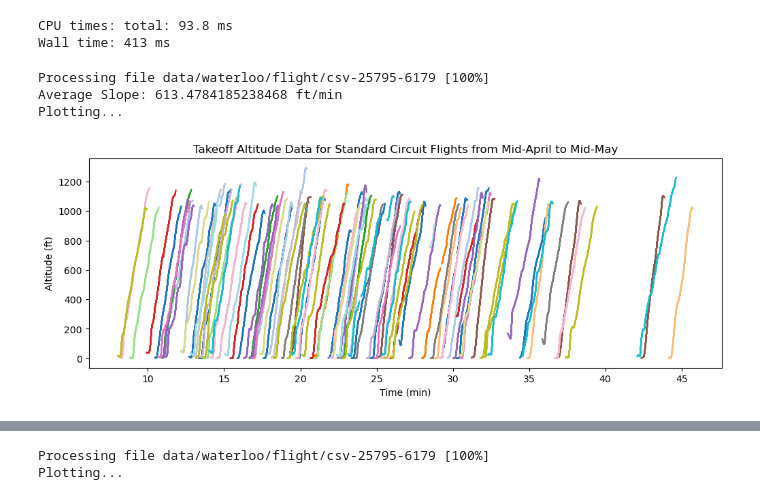
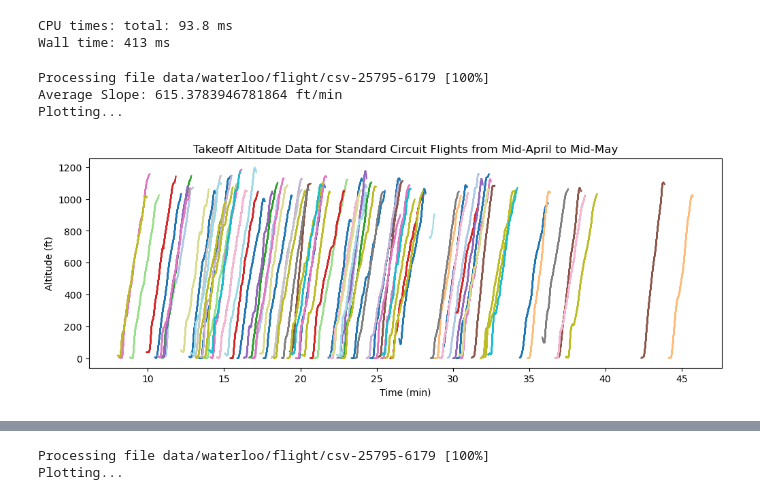
Before and after one commit to NathanL15/BatteryDataAnalysis, a Jupyter notebook: Waterloo-Takeoff-Climb.ipynb, the cells around one changed output, grey strips where cells are left out. Cells and saved outputs as stored; diff of their text form; code cells hidden in the pictures.

```diff
--- a/Waterloo-Takeoff-Climb.ipynb
+++ b/Waterloo-Takeoff-Climb.ipynb
@@ -93,7 +95,7 @@ plt.figure(figsize=(12, 4))
 
 for i, subfolder in enumerate(subfolders):
     print(f"\rProcessing file {subfolder} [{round((i+1) / total_subfolders * 100)}%]", end='', flush = True)
-    if df_power["alt"][i].max() < 1300:
+    if df_power["alt"][i].max() < 1200:
         # Calculates the slope of cells 100 cells away from each other
         alt_diff = df_power["alt"][i].diff(periods=cell_diff)
         time_diff = df_power["time"][i].diff(periods=cell_diff)
@@ -105,32 +107,32 @@ for i, subfolder in enumerate(subfolders):
         slope = slope.replace([np.inf, -np.inf], np.nan).dropna()
 
         # Store the slope values
         slopes.extend(slope[slope > 400].values)
 
         # Find the indices where slope is over 450
         high_slope_indices = slope[slope > 400].index
 
         if not high_slope_indices.empty:
             # Plots the data inbtwn data sufficient slope
             for idx in high_slope_indices:
                 start_idx = max(0, idx - cell_diff + 1)
                 end_idx = min(len(df_power["alt"][i]), idx + 1)
                 time_data = df_power["time"][i][start_idx:end_idx]
                 alt_data = df_power["alt"][i][start_idx:end_idx]
                 plt.plot(time_data, alt_data, color=colormap(i / total_subfolders))
 
 print('')
 
 average_slope = np.mean(slopes)
 print(f"Average Slope: {average_slope} ft/min")
 
 print("Plotting...")
 plt.xlabel('Time (min)')
 plt.ylabel('Altitude (ft)')
 plt.title('Takeoff Altitude Data for Standard Circuit Flights from Mid-April to Mid-May')
 plt.show()
 # %% [output]
 Processing file data/waterloo/flight/csv-25795-6179 [100%]
-Average Slope: 613.4784185238468 ft/min
+Average Slope: 615.3783946781864 ft/min
 Plotting...
-[figure, old version]
+[figure, new version]
```
Also changed, not shown: parts of 8 cells of this notebook, 1 other file.
